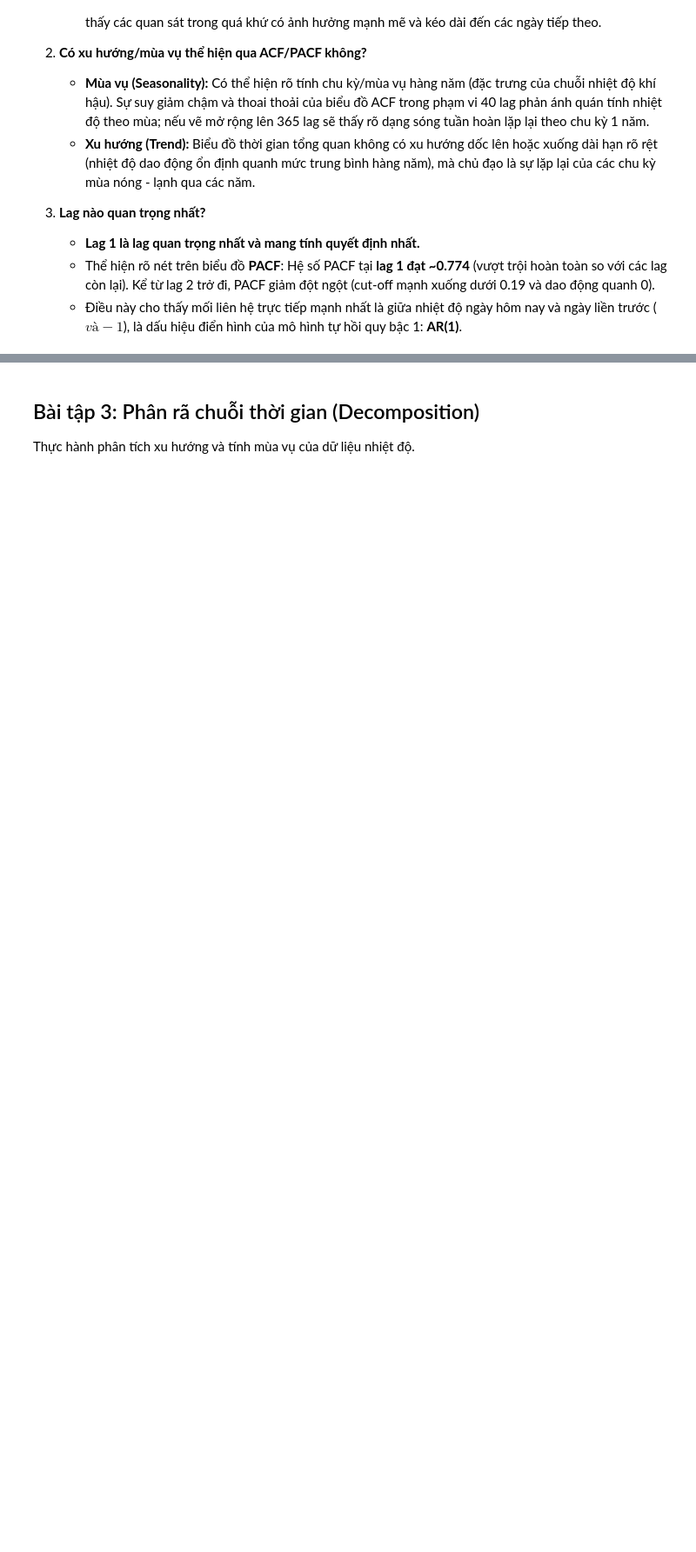
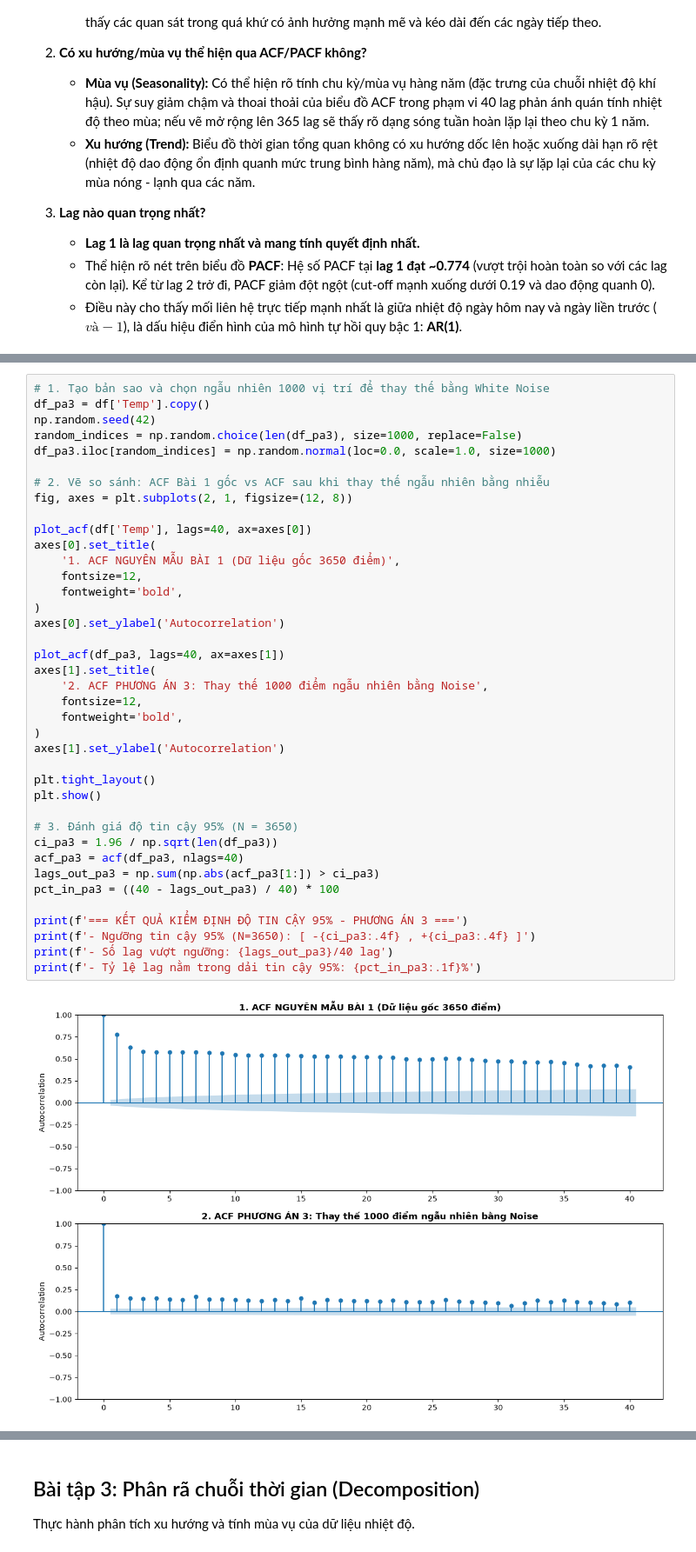
Before and after one commit to luuminhhoa/Lab1_Timeseries, a Jupyter notebook: notebooks/main.ipynb, the cells around one changed output, grey strips where cells are left out. Shown at 87% size. Cells and saved outputs as stored; diff of their text form; blank space fills up the shorter version.

```diff
--- a/notebooks/main.ipynb
+++ b/notebooks/main.ipynb
@@ -98,0 +198,41 @@ Dựa trên kết quả phân tích biểu đồ và các giá trị ACF & PACF
+# %%
+# 1. Tạo bản sao và chọn ngẫu nhiên 1000 vị trí để thay thế bằng White Noise
+df_pa3 = df['Temp'].copy()
+np.random.seed(42)
+random_indices = np.random.choice(len(df_pa3), size=1000, replace=False)
+df_pa3.iloc[random_indices] = np.random.normal(loc=0.0, scale=1.0, size=1000)
+
+# 2. Vẽ so sánh: ACF Bài 1 gốc vs ACF sau khi thay thế ngẫu nhiên bằng nhiễu
+fig, axes = plt.subplots(2, 1, figsize=(12, 8))
+
+plot_acf(df['Temp'], lags=40, ax=axes[0])
+axes[0].set_title(
+    '1. ACF NGUYÊN MẪU BÀI 1 (Dữ liệu gốc 3650 điểm)',
+    fontsize=12,
+    fontweight='bold',
+)
+axes[0].set_ylabel('Autocorrelation')
+
+plot_acf(df_pa3, lags=40, ax=axes[1])
+axes[1].set_title(
+    '2. ACF PHƯƠNG ÁN 3: Thay thế 1000 điểm ngẫu nhiên bằng Noise',
+    fontsize=12,
+    fontweight='bold',
+)
+axes[1].set_ylabel('Autocorrelation')
+
+plt.tight_layout()
+plt.show()
+
+# 3. Đánh giá độ tin cậy 95% (N = 3650)
+ci_pa3 = 1.96 / np.sqrt(len(df_pa3))
+acf_pa3 = acf(df_pa3, nlags=40)
+lags_out_pa3 = np.sum(np.abs(acf_pa3[1:]) > ci_pa3)
+pct_in_pa3 = ((40 - lags_out_pa3) / 40) * 100
+
+print(f'=== KẾT QUẢ KIỂM ĐỊNH ĐỘ TIN CẬY 95% - PHƯƠNG ÁN 3 ===')
+print(f'- Ngưỡng tin cậy 95% (N=3650): [ -{ci_pa3:.4f} , +{ci_pa3:.4f} ]')
+print(f'- Số lag vượt ngưỡng: {lags_out_pa3}/40 lag')
+print(f'- Tỷ lệ lag nằm trong dải tin cậy 95%: {pct_in_pa3:.1f}%')
+# %% [output]
+[figure, added]
```
Also changed, not shown: parts of 7 cells of this notebook.
